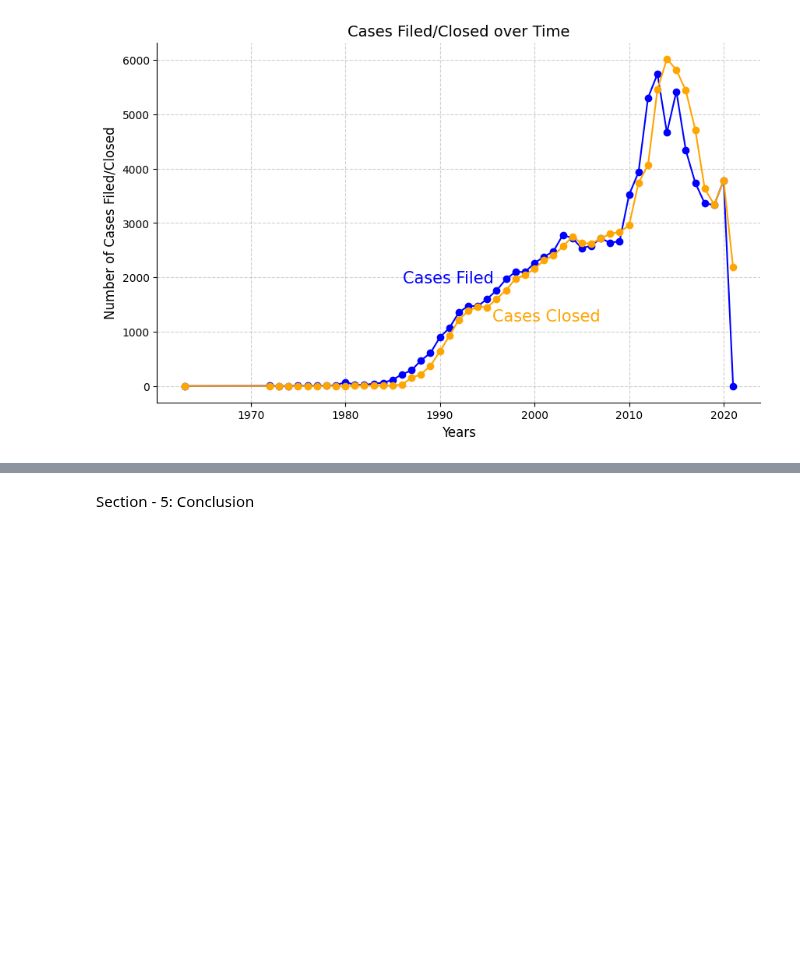
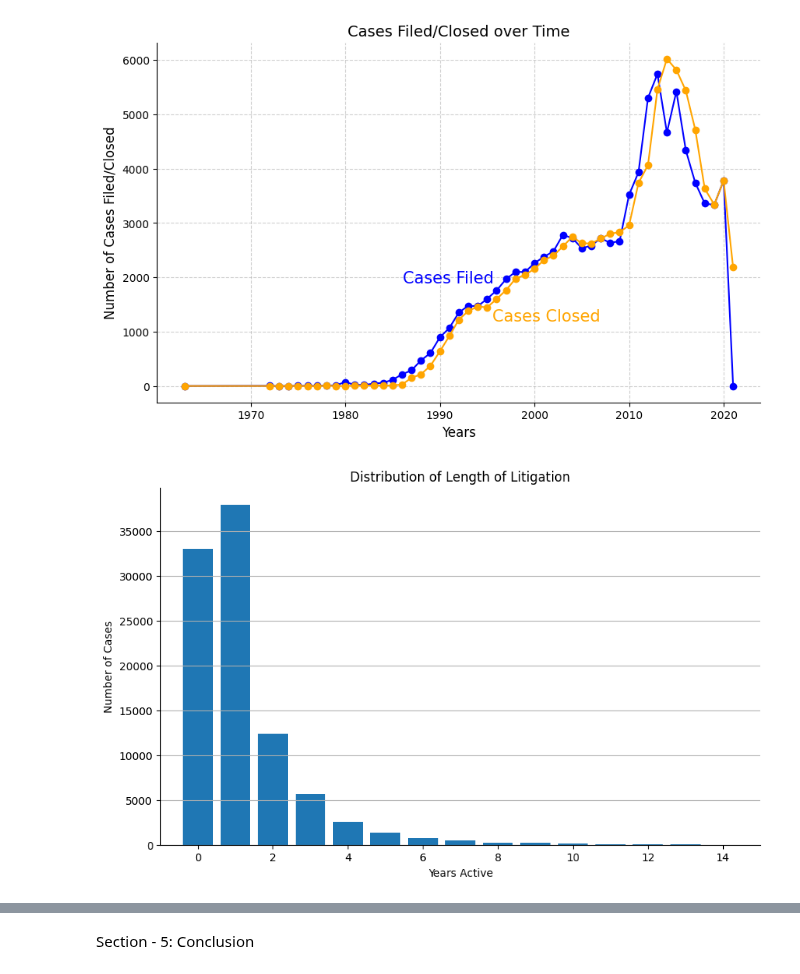
Before and after one commit to Sai0472003/PatentLitigation_Impact, a Jupyter notebook: Project1.ipynb, the cells around one changed output, grey strips where cells are left out. Saved outputs shown, nothing was run; the diff lists cells and outputs as text; code cells hidden in the pictures; blank space fills up the shorter version.

```diff
--- a/Project1.ipynb
+++ b/Project1.ipynb
@@ -252,3 +274,19 @@ plt.gca().spines[['top', 'right']].set_visible(False)
 plt.show()
 # %% [output]
 [figure]
+# %%
+#distribution of the length of litigation (years between case filing and closing)
+years_active_counts = (clean_cases['year_closed'] - clean_cases['year_filed']).value_counts()
+
+# Plot the bar chart
+plt.figure(figsize=(10, 6))
+plt.bar(years_active_counts.index, years_active_counts.values)
+plt.title('Distribution of Length of Litigation')
+plt.xlabel('Years Active')
+plt.ylabel('Number of Cases')
+plt.grid(axis='y')
+plt.xlim(-1, 15)
+plt.gca().spines[['top', 'right']].set_visible(False)
+plt.show()
+# %% [output]
+[figure, added]
```
Also changed, not shown: parts of 8 cells of this notebook.
